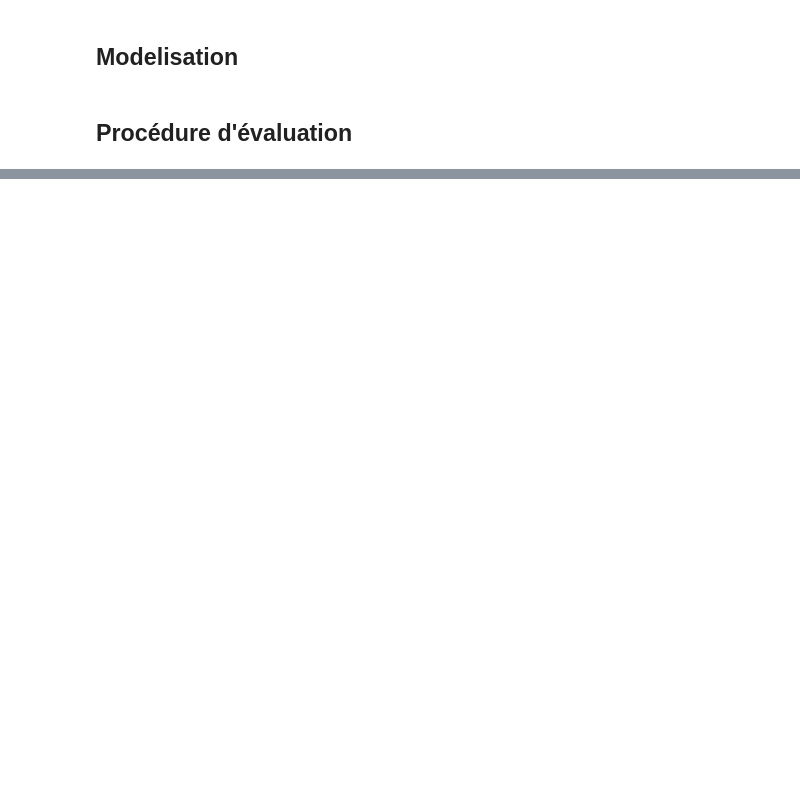
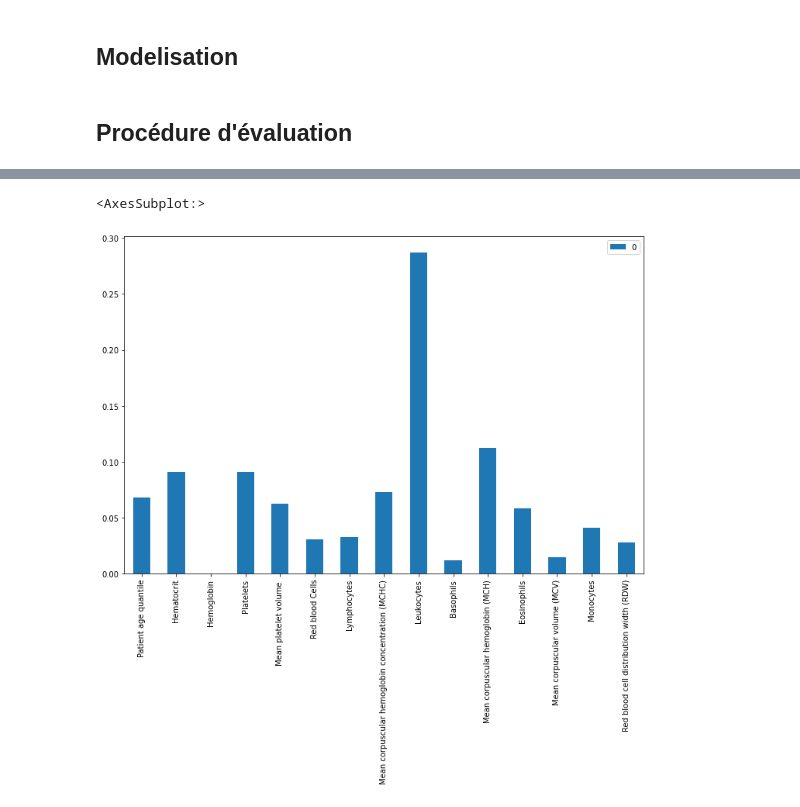
Before and after one commit to alexandre-pinon/covid-ml, a Jupyter notebook: pre-processing.ipynb, the cells around one changed output, grey strips where cells are left out. Drawn from its saved outputs; the diff is of its cells as text; code cells hidden in the pictures; blank space fills up the shorter version.

```diff
--- a/pre-processing.ipynb
+++ b/pre-processing.ipynb
@@ -146,0 +150,6 @@ weighted avg       0.78      0.82      0.78        66
+# %%
+pd.DataFrame(model.feature_importances_,
+             index=X_train.columns).plot.bar(figsize=(12, 8))
+# %% [output]
+<AxesSubplot:>
+[figure, added]
```
Also changed, not shown: parts of 6 cells of this notebook.
